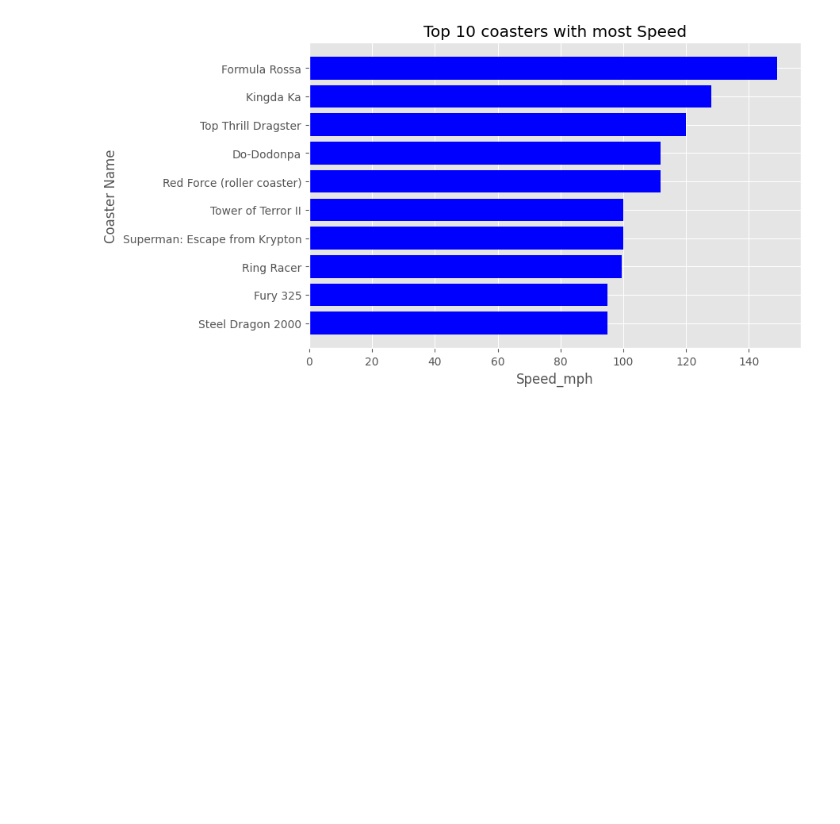
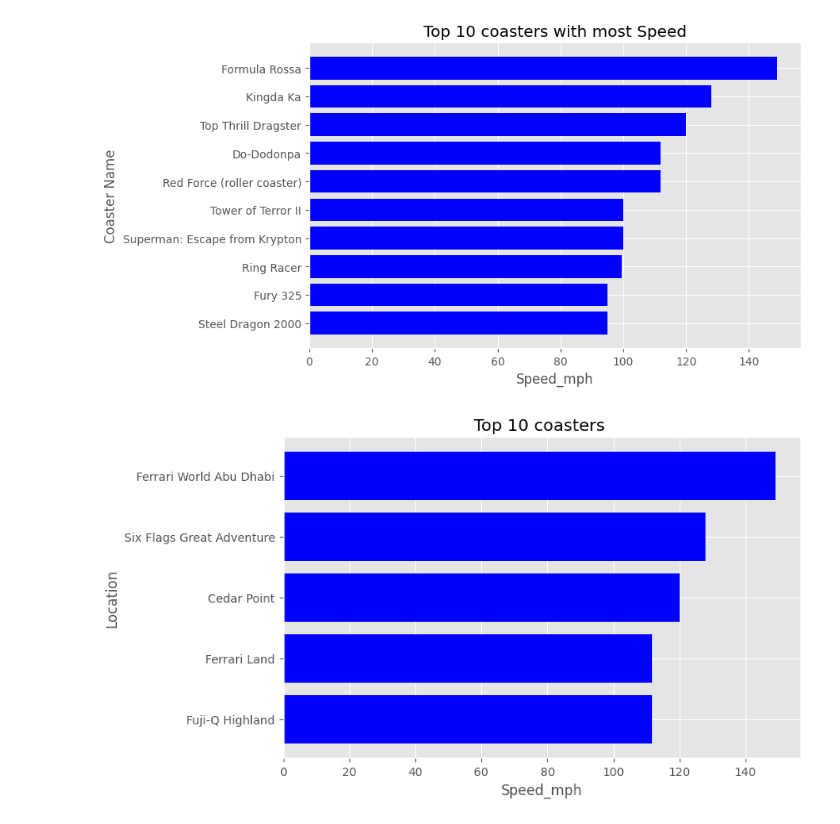
Before and after one commit to SurekhaBerlin/Roller-Coasters-Analysis, a Jupyter notebook: RollercoasterEDA.ipynb, the cells around one changed output. Saved outputs shown, nothing was run; the diff lists cells and outputs as text; code cells hidden in the pictures; blank space fills up the shorter version.

```diff
--- a/RollercoasterEDA.ipynb
+++ b/RollercoasterEDA.ipynb
@@ -463,3 +463,18 @@ plt.ylabel("Coaster Name")
 plt.show()
 # %% [output]
 [figure]
+# %%
+top5= df.groupby("Location")["Speed_mph"].max().dropna(how="any").sort_values()[-5:]
+# %%
+plt.figure(figsize=(8,5))
+
+plt.barh(top5.index,top5,color="blue")
+
+
+plt.title("Top 10 coasters ")
+plt.xlabel("Speed_mph")
+plt.ylabel("Location")
+
+plt.show()
+# %% [output]
+[figure, added]
```
